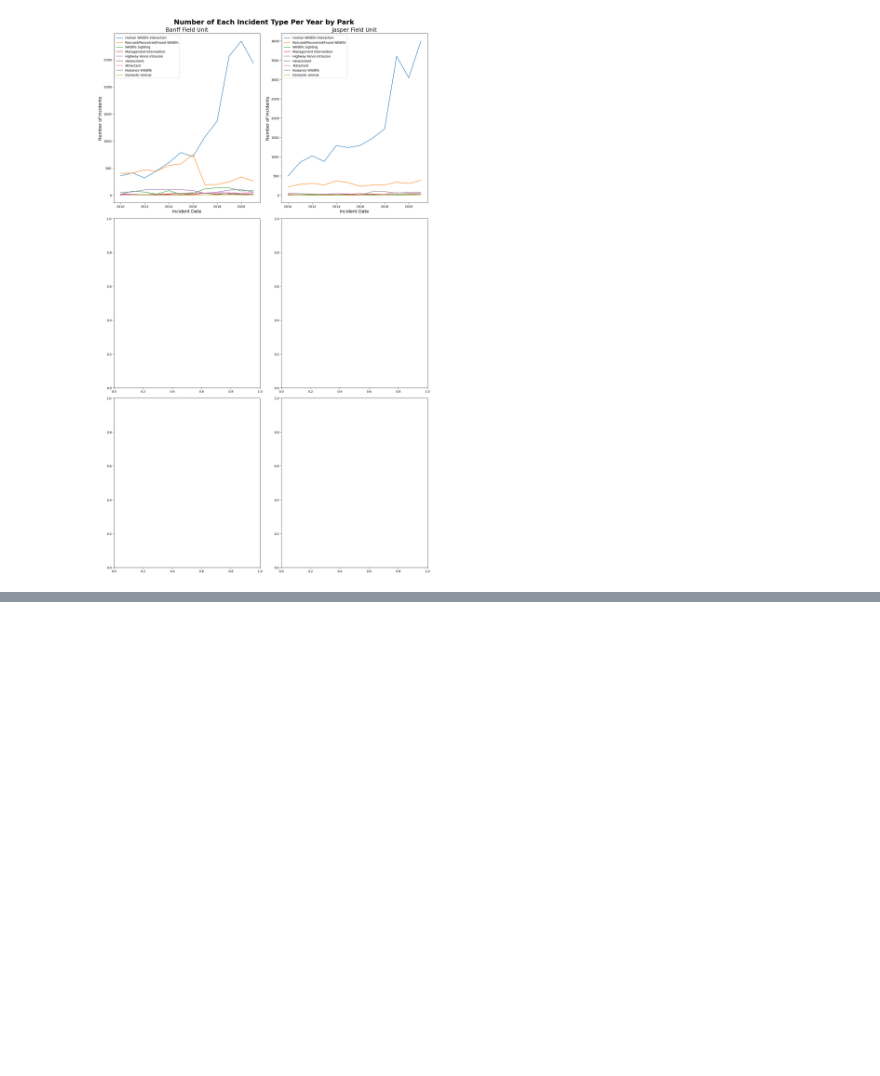
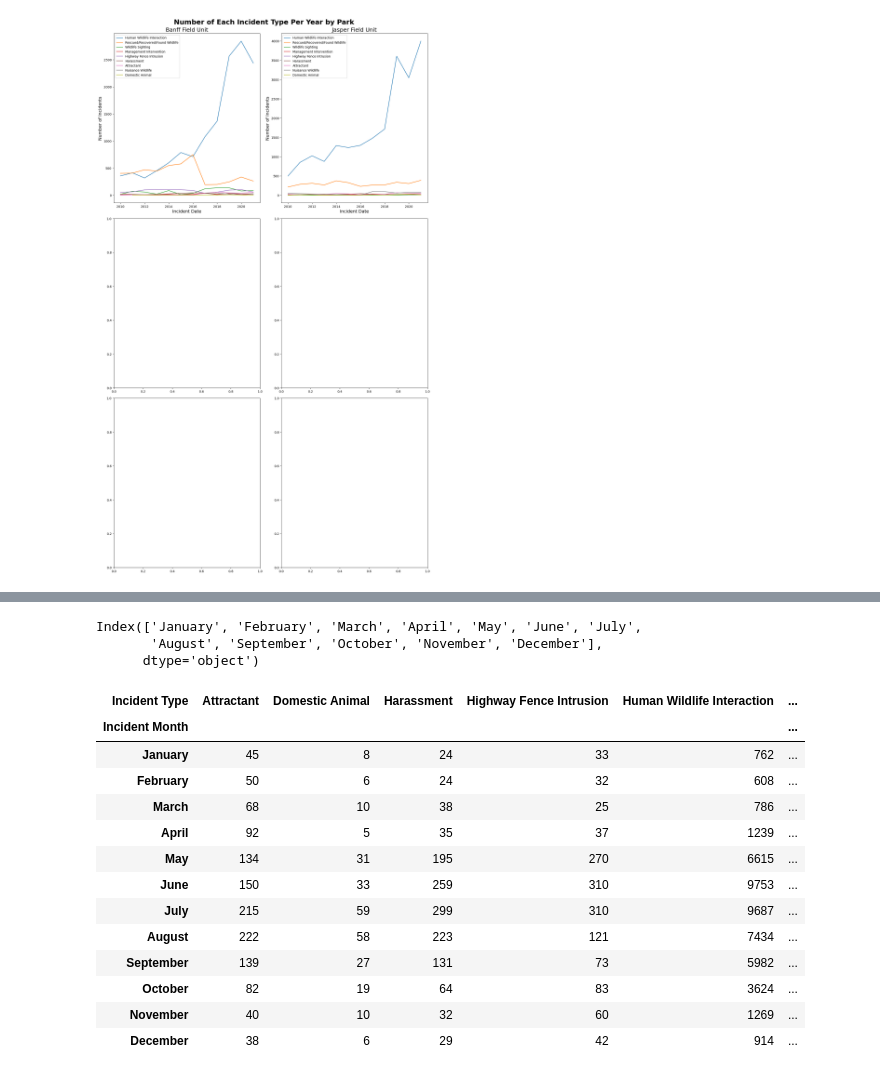
Before and after one commit to ebillard06/human-wildlife-coexistence-data-analysis, a Jupyter notebook: HWC Data - Time Series - Updated.ipynb, the cells around one changed output, grey strips where cells are left out. Cells and saved outputs as stored; diff of their text form; code cells hidden in the pictures; blank space fills up the shorter version.

```diff
--- a/HWC Data - Time Series - Updated.ipynb
+++ b/HWC Data - Time Series - Updated.ipynb
@@ -257,0 +418,28 @@ plt.show()
+# %%
+Complete_HWC_Data_Month = Complete_HWC_Data_Month.replace({'Incident Month' : { 1 : "January", 2 : "February", 3 : "March", 4 : "April", 5 : "May", 6 : "June", 7 : "July", 8 : "August", 9 : "September", 10 : "October", 11 : "November", 12 : "December"}})
+Complete_HWC_Data_Month["Incident Month"] = Complete_HWC_Data_Month["Incident Month"].astype('category')
+Complete_HWC_Data_Month["Incident Month"] = Complete_HWC_Data_Month["Incident Month"].cat.reorder_categories(["January", "February", "March", "April", "May", "June", "July", "August", "September", "October", "November", "December"], ordered=True)
+Complete_HWC_Data_Month["Incident Month"].cat.categories
+# %% [output]
+Index(['January', 'February', 'March', 'April', 'May', 'June', 'July',
+       'August', 'September', 'October', 'November', 'December'],
+      dtype='object')
+# %%
+IncidentsByMonth = Complete_HWC_Data_Month["Incident Type"].groupby([Complete_HWC_Data_Month["Incident Month"], Complete_HWC_Data_Month["Incident Type"]]).count().reset_index(name="count")
+IncidentsByMonth = IncidentsByMonth.pivot_table("count", "Incident Month", "Incident Type")
+IncidentsByMonth
+# %% [output]
+| Incident Type | Attractant | Domestic Animal | Harassment | Highway Fence Intrusion | Human Wildlife Interaction | ... |
+| Incident Month |  |  |  |  |  | ... |
+| January | 45 | 8 | 24 | 33 | 762 | ... |
+| February | 50 | 6 | 24 | 32 | 608 | ... |
+| March | 68 | 10 | 38 | 25 | 786 | ... |
+| April | 92 | 5 | 35 | 37 | 1239 | ... |
+| May | 134 | 31 | 195 | 270 | 6615 | ... |
+| June | 150 | 33 | 259 | 310 | 9753 | ... |
+| July | 215 | 59 | 299 | 310 | 9687 | ... |
+| August | 222 | 58 | 223 | 121 | 7434 | ... |
+| September | 139 | 27 | 131 | 73 | 5982 | ... |
+| October | 82 | 19 | 64 | 83 | 3624 | ... |
+| November | 40 | 10 | 32 | 60 | 1269 | ... |
+| December | 38 | 6 | 29 | 42 | 914 | ... |
```
Also changed, not shown: parts of 10 cells of this notebook, 3 other files.
